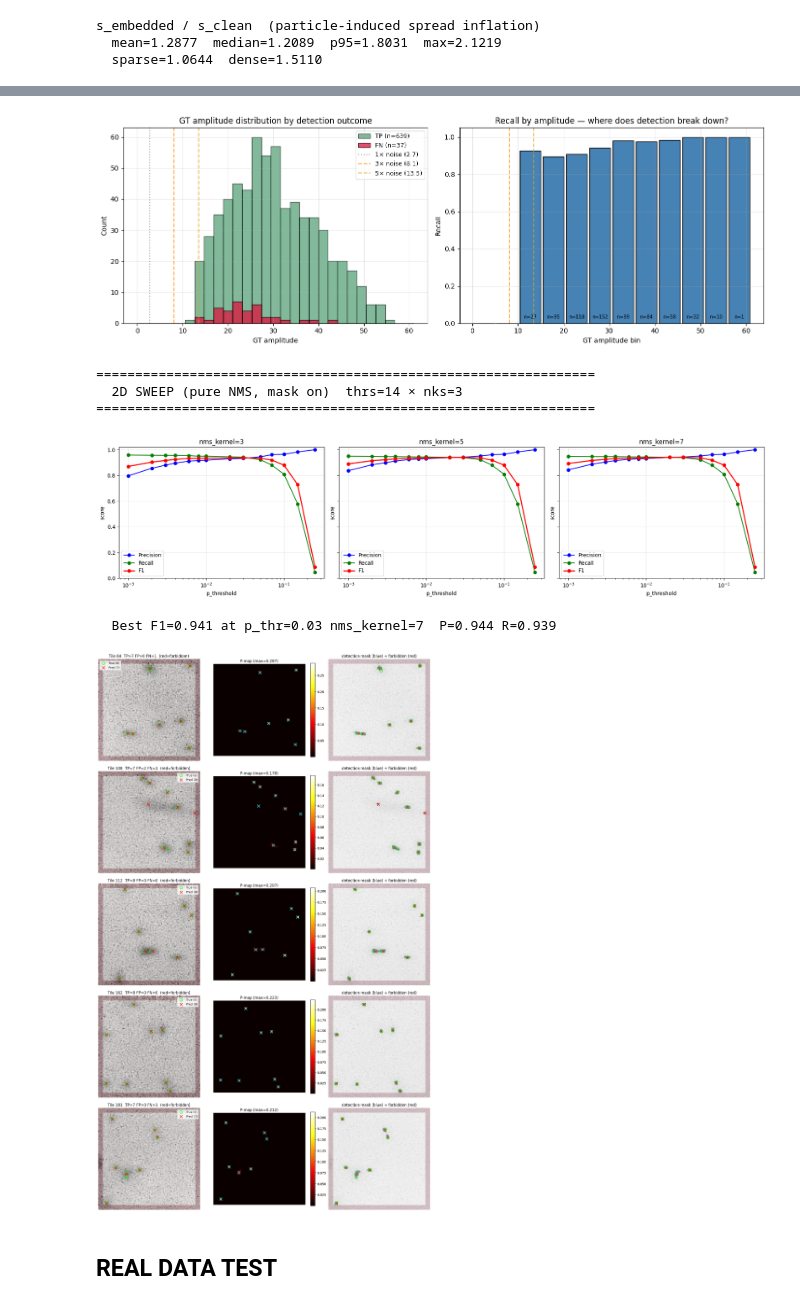
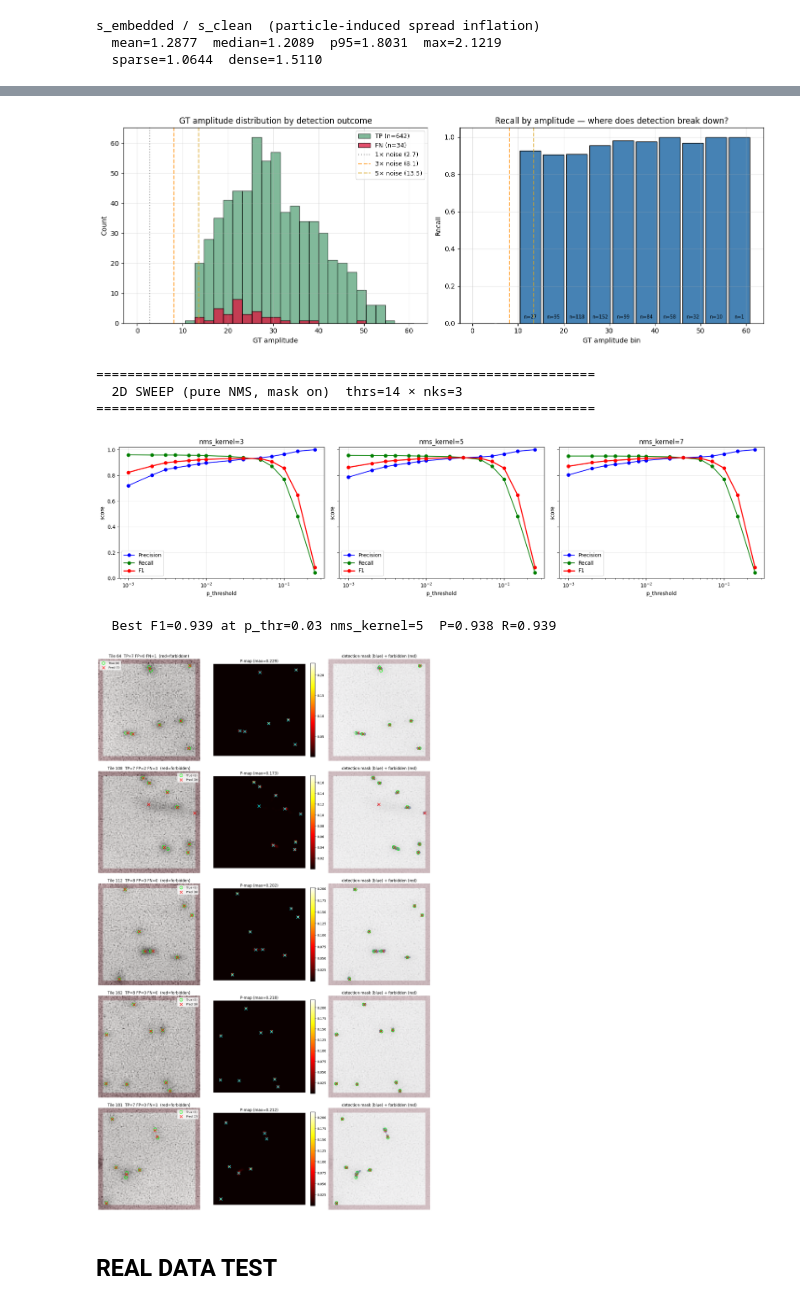
Before and after one commit to superstem000/LOCA_PRAM, a Jupyter notebook: LOCA_PRAM_main_downsampled.ipynb, the cells around one changed output, grey strips where cells are left out. Saved outputs shown, nothing was run; the diff lists cells and outputs as text; code cells hidden in the pictures.

```diff
--- a/LOCA_PRAM_main_downsampled.ipynb
+++ b/LOCA_PRAM_main_downsampled.ipynb
@@ -472,7 +472,11 @@ def generate_simulation_image(img_size, bg_tiles, num_gaus_low=1, num_gaus_high=
     # Defocus: symmetric widening, integrated intensity preserved.
     # Motion blur: rank-1 covariance term along a per-tile drift axis.
     # Both drawn once per tile (FOV-wide physical effects).
-    defocus       = np.random.uniform(1.0, 1.4)
+    if np.random.random() < 0.55:              # 55% of tiles stay sharp
+        defocus = 1.0
+    else:                                       # 45% get real defocus
+        defocus = np.random.uniform(1.3, 1.8)
+    #defocus = 1.8
     motion_theta  = np.random.uniform(0.0, 2.0 * np.pi)
     motion_length = np.random.uniform(0.0, 1.5)          # px
     sigma_motion  = motion_length / 2.35                  # FWHM → σ
@@ -2226,7 +2230,7 @@ def run_validation_test(model, device, bg_tiles, num_test_tiles=200,
 # ============ RUN ============
 if __name__ == '__main__':
     model = GaussianMixtureModel(num_channels=1)
-    model_path = os.path.join(os.getcwd(), 'pram_dense_final_v10.pth')
+    model_path = os.path.join(os.getcwd(), 'pram_dense_final_v11.pth')
     device = torch.device("cuda:0" if torch.cuda.is_available() else "cpu")
     print(f"Loading model: {model_path}")
     model.load_state_dict(torch.load(model_path, map_location=device))
@@ -2269,10 +2273,10 @@ Suppression: marker-buffer (24px) + edge (6px) — matches training forbidden ma
-[figure, old version]
+[figure, new version]
 ================================================================
   2D SWEEP (pure NMS, mask on)  thrs=14 × nks=3
 ================================================================
-[figure, old version]
+[figure, new version]
-  Best F1=0.941 at p_thr=0.03 nms_kernel=7  P=0.944 R=0.939
+  Best F1=0.939 at p_thr=0.03 nms_kernel=5  P=0.938 R=0.939
-[figure, old version]
+[figure, new version]
 # %% [markdown]
 ## REAL DATA TEST
 # %%
```
Also changed, not shown: parts of 5 cells of this notebook, 2 other files.
